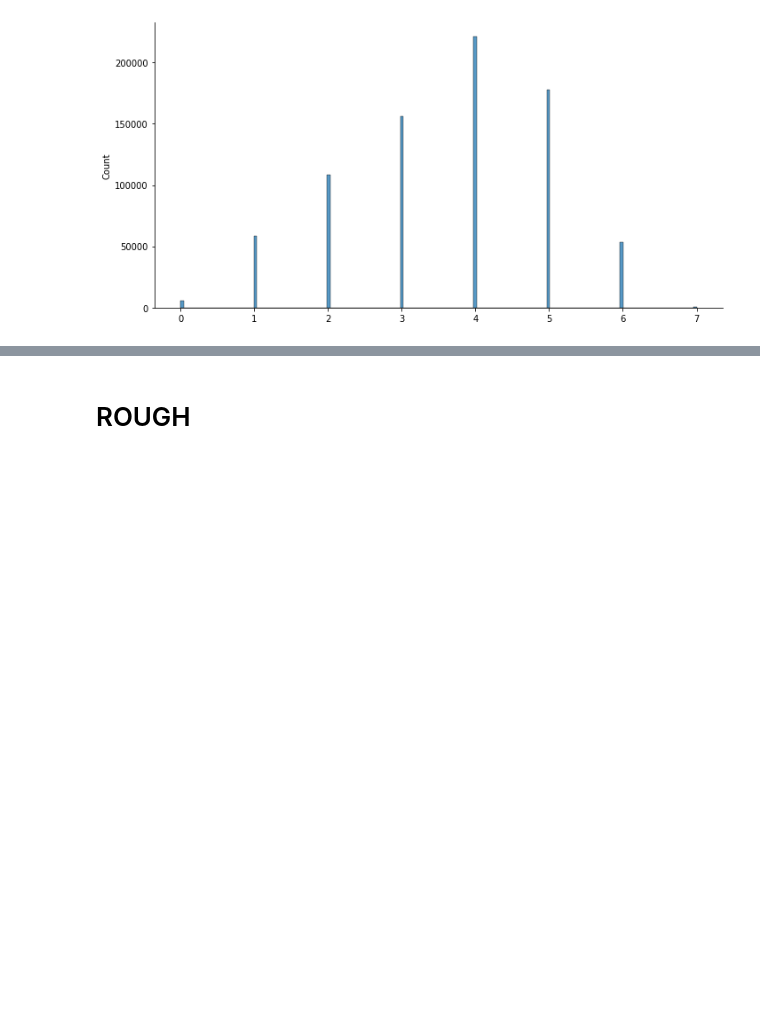
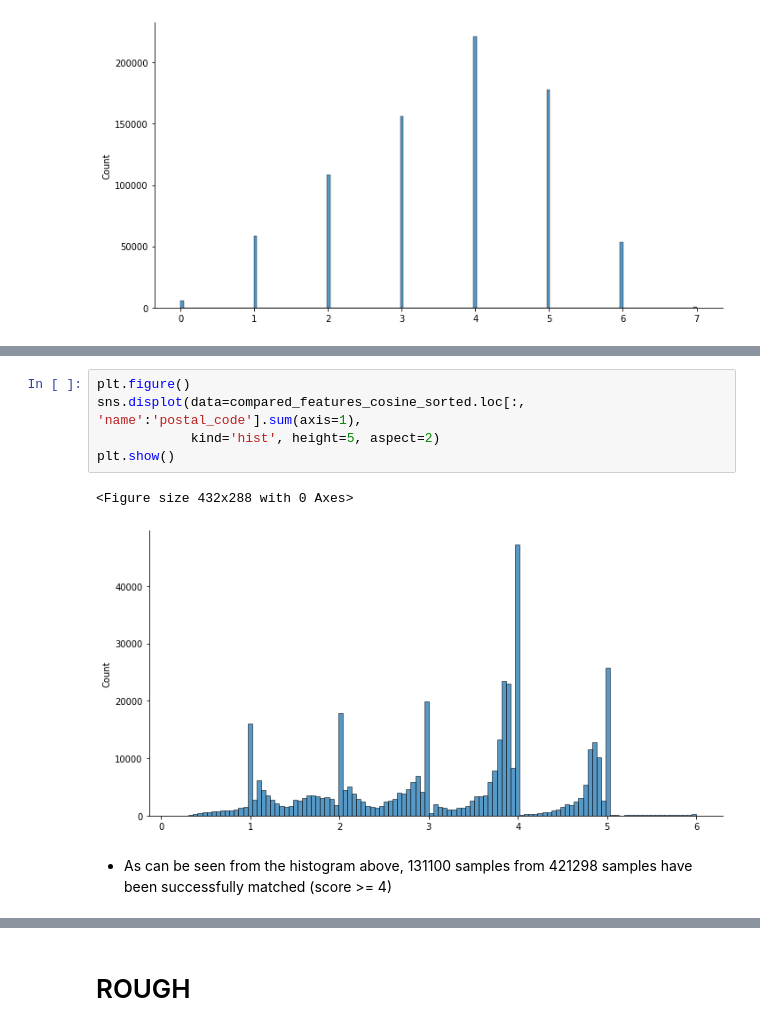
Before and after one commit to TaherHabib/database_records_linkage, a Jupyter notebook: notebooks/FINAL_SUBMISSION.ipynb, the cells around one changed output, grey strips where cells are left out. Saved outputs shown, nothing was run; the diff lists cells and outputs as text; blank space fills up the shorter version.

```diff
--- a/notebooks/FINAL_SUBMISSION.ipynb
+++ b/notebooks/FINAL_SUBMISSION.ipynb
@@ -793,0 +900,10 @@ display(compared_features_cosine_sorted)
+# %%
+plt.figure()
+sns.displot(data=compared_features_cosine_sorted.loc[:, 'name':'postal_code'].sum(axis=1),
+            kind='hist', height=5, aspect=2)
+plt.show()
+# %% [output]
+<Figure size 432x288 with 0 Axes>
+[figure, added]
+# %% [markdown]
+   - As can be seen from the histogram above, 131100 samples from 421298 samples have been successfully matched (score >= 4)
```
Also changed, not shown: parts of 87 cells of this notebook, 14 other files.
